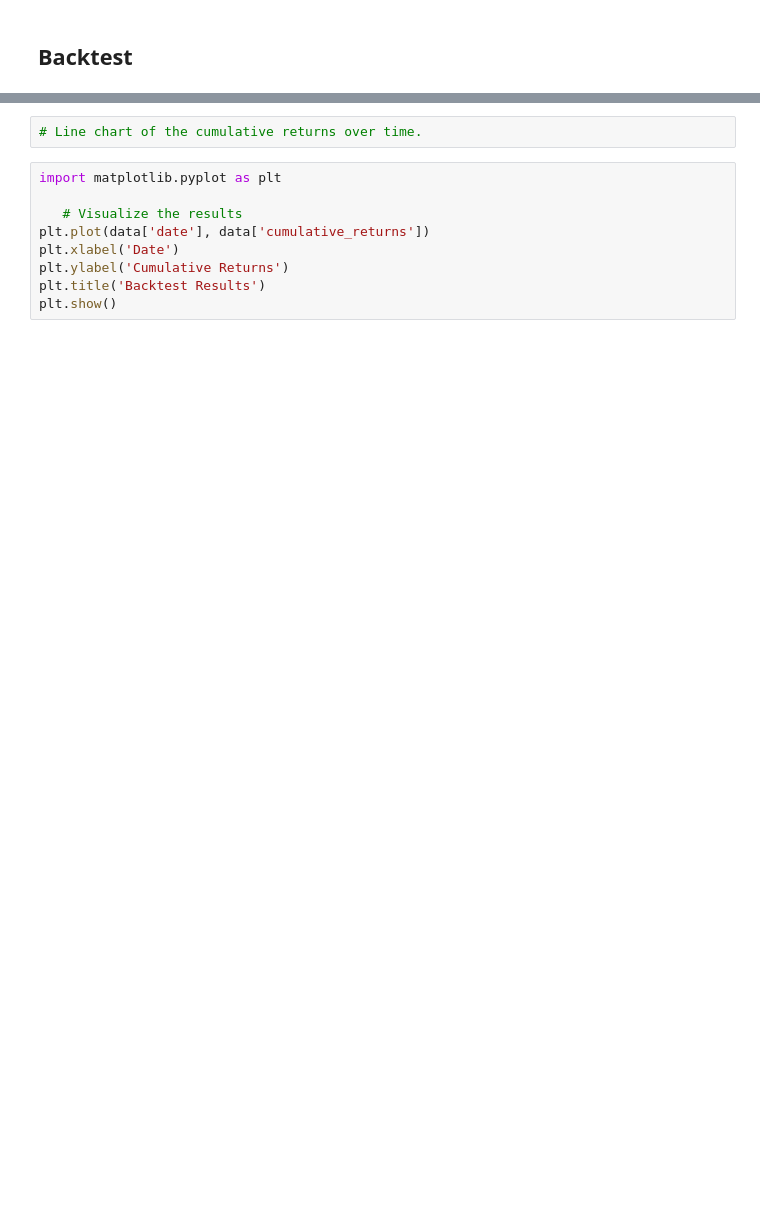
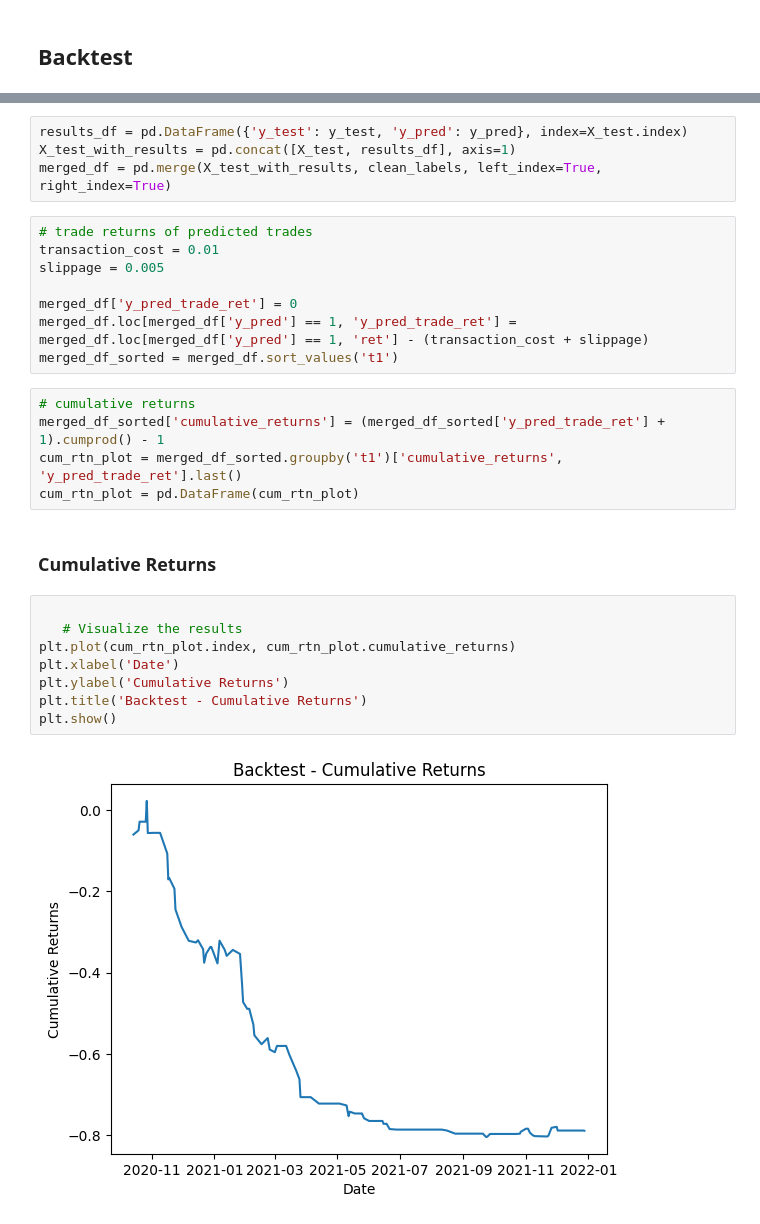
Before and after one commit to waikho/MADS_Capstone, a Jupyter notebook: modeling copy.ipynb, the cells around one changed output, grey strips where cells are left out. Saved outputs shown, nothing was run; the diff lists cells and outputs as text; blank space fills up the shorter version.

```diff
--- a/modeling copy.ipynb
+++ b/modeling copy.ipynb
@@ -769,11 +675,29 @@ data['cumulative_returns'] = (data['trade_returns'] + 1).cumprod() - 1
-# %%
-# Line chart of the cumulative returns over time.
+# %%
+results_df = pd.DataFrame({'y_test': y_test, 'y_pred': y_pred}, index=X_test.index)
+X_test_with_results = pd.concat([X_test, results_df], axis=1)
+merged_df = pd.merge(X_test_with_results, clean_labels, left_index=True, right_index=True)
+# %%
+# trade returns of predicted trades
+transaction_cost = 0.01
+slippage = 0.005
+
+merged_df['y_pred_trade_ret'] = 0
+merged_df.loc[merged_df['y_pred'] == 1, 'y_pred_trade_ret'] = merged_df.loc[merged_df['y_pred'] == 1, 'ret'] - (transaction_cost + slippage)
+merged_df_sorted = merged_df.sort_values('t1')
+# %%
+# cumulative returns
+merged_df_sorted['cumulative_returns'] = (merged_df_sorted['y_pred_trade_ret'] + 1).cumprod() - 1
+cum_rtn_plot = merged_df_sorted.groupby('t1')['cumulative_returns', 'y_pred_trade_ret'].last()
+cum_rtn_plot = pd.DataFrame(cum_rtn_plot)
+# %% [markdown]
+### Cumulative Returns
 # %%
-import matplotlib.pyplot as plt
 
    # Visualize the results
-plt.plot(data['date'], data['cumulative_returns'])
+plt.plot(cum_rtn_plot.index, cum_rtn_plot.cumulative_returns)
 plt.xlabel('Date')
 plt.ylabel('Cumulative Returns')
-plt.title('Backtest Results')
+plt.title('Backtest - Cumulative Returns')
 plt.show()
+# %% [output]
+[figure, added]
```
Also changed, not shown: parts of 58 cells of this notebook, 5 other files.
